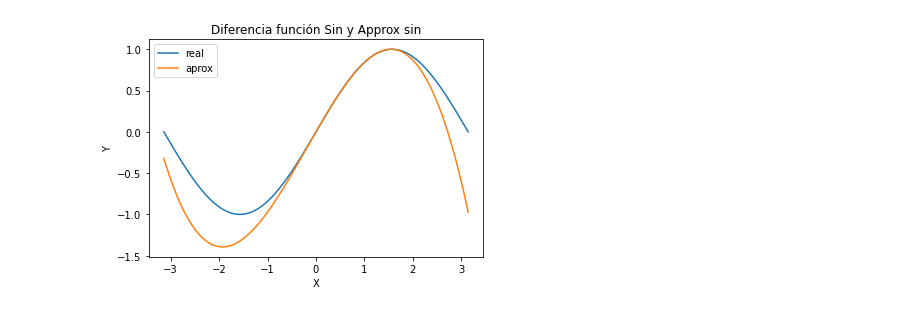
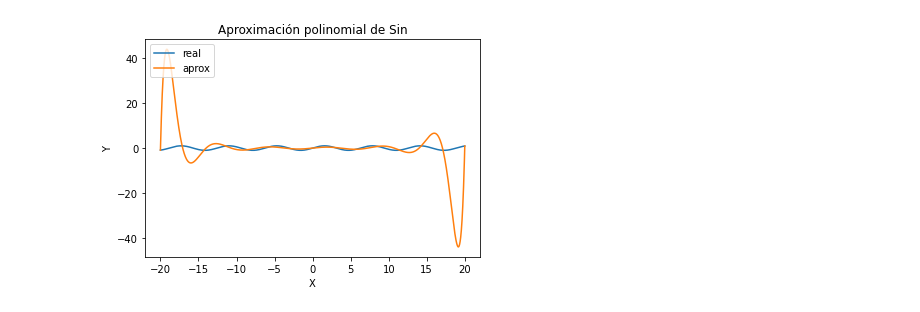
Before and after one commit to diegoquezadac/ayudantia_inf-221, a Jupyter notebook: session 3/scripts/check-interpolation.ipynb, the cells around one changed output. Cells and saved outputs as stored; diff of their text form; code cells hidden in the pictures.

```diff
--- a/session 3/scripts/check-interpolation.ipynb
+++ b/session 3/scripts/check-interpolation.ipynb
@@ -7,17 +16,32 @@ def approx_sin(x):
 # %%
-def check_interpolation(x_values, f, polynomial_approx, title = "Comparación función real e interpolación"):
-    y_values = f(x_values) # imagenes de f para los valores x_values
-    approx_y_values = polynomial_approx(x_values) # imagenes de polynomial_approx para los valores x_values
-    plt.plot(x_values, y_values, label='real') # plot f
-    plt.plot(x_values, approx_y_values, label='aprox') # plot polynomial_approx
+def check_interpolation(x_values, f, g, title):
+    y_values_f = f(x_values) # imagenes de f p.ara los valores x_values
+    y_values_g = g(x_values) # imagenes de g para los valores x_values
+    plt.plot(x_values, y_values_f, label='real') # plot f
+    plt.plot(x_values, y_values_g, label='aprox') # plot g
     plt.legend(loc="upper left")
     plt.xlabel('X')
     plt.ylabel('Y')
     plt.title(title)
     plt.show()
-# %%
-x_values = np.linspace(-np.pi,np.pi,1000)
-
-check_interpolation(x_values, np.sin, approx_sin, title = "Diferencia función Sin y Approx sin")
-# %% [output]
-[figure, removed]
+# %%
+def l(x, k, points):
+    numerador = 1
+    denominador = 1
+    for i in range(len(points)):
+        if (i != k):
+            numerador = numerador * (x - points[i][0]) # *(x - x_i)
+            denominador = denominador * (points[k][0] - points[i][0]) # *(x_k - x-i)
+
+    return numerador/denominador
+
+def lagrange(points): # función de orden superior
+
+    def polinomio(x):
+        suma = 0
+        for i in range(len(points)):
+            suma = suma + points[i][1] * l(x, i, points) # suma = suma + y * L_i
+
+        return suma
+
+    return polinomio # se retorna una función que depende de x
@@ -23,0 +51,15 @@ check_interpolation(x_values, np.sin, approx_sin, title = "Diferencia función S
+# %%
+a, b = -20, 20 # intervalo a graficar
+
+number_points = 100000 # números puntos a graficar
+x_values = np.linspace(a,b,number_points) # valores de x equiespaciados para graficar
+
+number_points_interpolation = 15  # numero de puntos para la interpolación
+x_values_interpolation = np.linspace(a,b,number_points_interpolation) # valores de x equiespaciados para interpolar
+
+points = [(x, np.sin(x)) for x in x_values_interpolation ] # puntos (x,y) para interpolar
+polinomio = lagrange(points)
+
+check_interpolation(x_values, np.sin, polinomio, title = "Aproximación polinomial de Sin")
+# %% [output]
+[figure, added]
```
Also changed, not shown: parts of 5 cells of this notebook, 4 other files.
